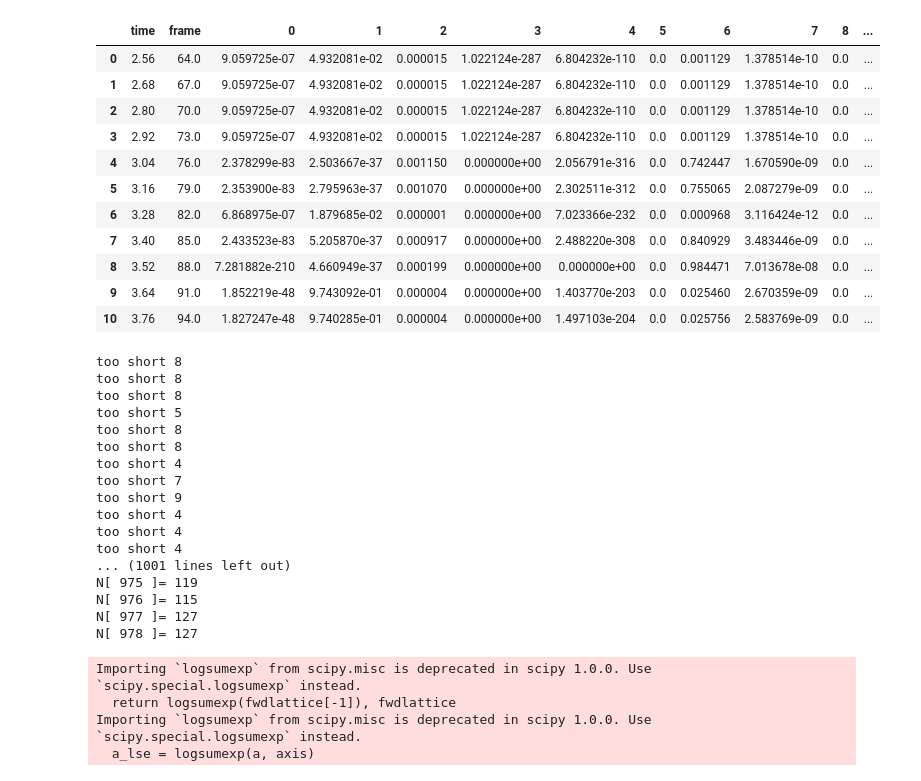
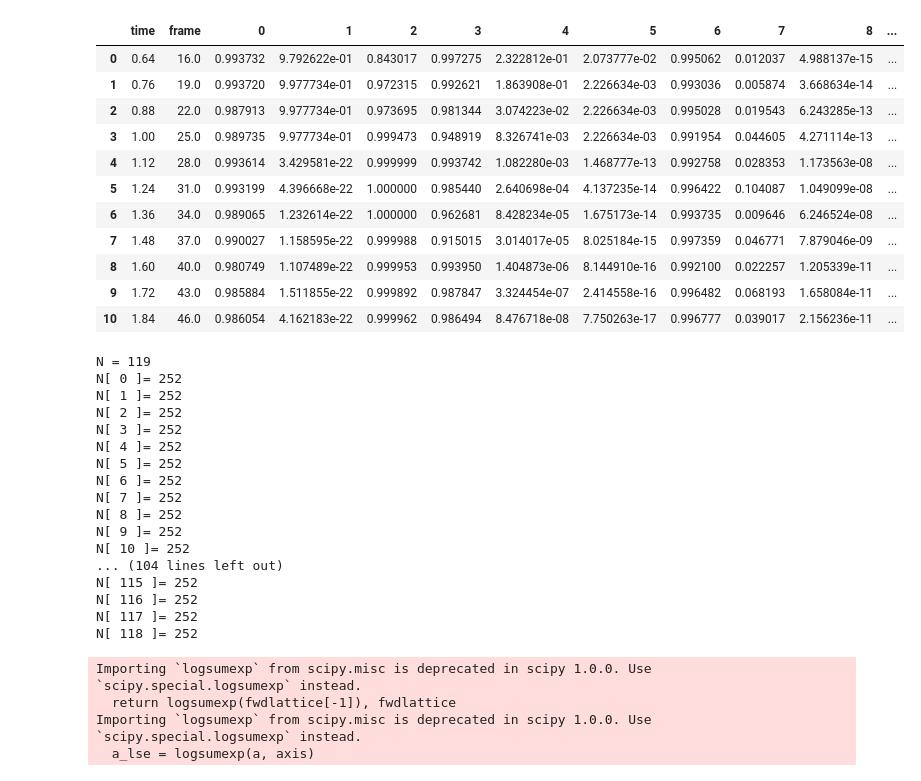
Before and after one commit to Sheph/anomaly, a Jupyter notebook: pch2_run.ipynb, the cells around one changed output. Drawn from its saved outputs; the diff is of its cells as text; code cells hidden in the pictures.

```diff
--- a/pch2_run.ipynb
+++ b/pch2_run.ipynb
@@ -31,7 +31,7 @@ rcParams['figure.figsize'] = (9, 6)
 import warnings
 warnings.filterwarnings(action='once')
 # %%
-def classify1(features, MX, stop_imm = True):
+def classify1(features, MX, stop_imm = True, tp = 'full'):
     newdata = features
     n_components = np.arange(1, MX + 1)
     BIC = np.zeros(n_components.shape)
@@ -39,7 +39,7 @@ def classify1(features, MX, stop_imm = True):
     best_gmm = None
 
     for i, n in enumerate(n_components):
-        gmm = GaussianMixture(n_components=n, covariance_type='full', random_state=0)
+        gmm = GaussianMixture(n_components=n, covariance_type=tp, random_state=0)
         gmm.fit(newdata)
         BIC[i] = gmm.bic(newdata)
         print(n, BIC[i], np.abs(BIC[i] - lowest_bic) / np.abs(BIC[i]))
@@ -49,7 +49,7 @@ def classify1(features, MX, stop_imm = True):
         elif stop_imm:
             break
 
-    best_gmm = GaussianMixture(n_components=best_gmm.n_components, covariance_type='full', random_state=0)
+    best_gmm = GaussianMixture(n_components=best_gmm.n_components, covariance_type=tp, random_state=0)
     best_gmm.fit(features)
 
     print(best_gmm.n_components)
@@ -75,7 +75,7 @@ def plot_array(arr):
     ax.plot_surface(xv,yv,arr)
     plt.show()
 # %%
-df = pd.read_csv("data_long_train.csv")
+df = pd.read_csv("data_ped_train.csv")
 df.drop(df.columns[0], inplace=True, axis=1)
 scaler = MinMaxScaler()
 df2 = df.drop([df.columns[0], df.columns[1]], axis=1)
@@ -145,12 +146,12 @@ def extend_set(df):
     df_app = df.append(df_app)
     df_app.reset_index(inplace=True, drop=True)
     return df_app
-#df = extend_set(df)
-#df = extend_set(df)
-#df = extend_set(df)
+df = extend_set(df)
+df = extend_set(df)
+df = extend_set(df)
 
-#df2 = df.drop([df.columns[0], df.columns[1]], axis=1)
-#df2 = pd.DataFrame(scaler.transform(df2), columns=df.columns[2:])
+df2 = df.drop([df.columns[0], df.columns[1]], axis=1)
+df2 = pd.DataFrame(scaler.transform(df2), columns=df.columns[2:])
 # %%
 df3 = pd.DataFrame(bgmm.predict_proba(df2))
 df3["time"] = df["time"]
@@ -176,65 +177,65 @@ last_t = df3.iloc[0]["time"]
 pn = []
 
 #seg_len = 15
-seg_len = 15
+seg_len = 30
 seg_n_len = 15
 
 i = 0
 i_next = 0
 i_next_tm = 0
 while i < len(df3) - 1:
     r = df3.iloc[i]
     pn.append(r.drop(["time", "frame"]).ravel())
     if (i_next == 0) and (r.time - last_t > seg_n_len):
         i_next = i + 1
         i_next_tm = df3.iloc[i + 1].time
     if r.time - last_t > seg_len:
         last_t = i_next_tm
         i = i_next
         i_next = 0
         if len(pn) >= bgmm.n_components:
             PN.append(pn)
         else:
             print("too short", len(pn))
         pn = []
     else:
         i += 1
 
 #display(PN[0])
 
 print("N =",len(PN))
 for i in range(len(PN)):
     print("N[",i,"]=",len(PN[i]))
 # %% [output]
 |  | time | frame | 0 | 1 | 2 | 3 | 4 | 5 | 6 | 7 | 8 | ... |
-| 0 | 2.56 | 64.0 | 9.059725e-07 | 4.932081e-02 | 0.000015 | 1.022124e-287 | 6.804232e-110 | 0.0 | 0.001129 | 1.378514e-10 | 0.0 | ... |
-| 1 | 2.68 | 67.0 | 9.059725e-07 | 4.932081e-02 | 0.000015 | 1.022124e-287 | 6.804232e-110 | 0.0 | 0.001129 | 1.378514e-10 | 0.0 | ... |
-| 2 | 2.80 | 70.0 | 9.059725e-07 | 4.932081e-02 | 0.000015 | 1.022124e-287 | 6.804232e-110 | 0.0 | 0.001129 | 1.378514e-10 | 0.0 | ... |
-| 3 | 2.92 | 73.0 | 9.059725e-07 | 4.932081e-02 | 0.000015 | 1.022124e-287 | 6.804232e-110 | 0.0 | 0.001129 | 1.378514e-10 | 0.0 | ... |
-| 4 | 3.04 | 76.0 | 2.378299e-83 | 2.503667e-37 | 0.001150 | 0.000000e+00 | 2.056791e-316 | 0.0 | 0.742447 | 1.670590e-09 | 0.0 | ... |
-| 5 | 3.16 | 79.0 | 2.353900e-83 | 2.795963e-37 | 0.001070 | 0.000000e+00 | 2.302511e-312 | 0.0 | 0.755065 | 2.087279e-09 | 0.0 | ... |
-| 6 | 3.28 | 82.0 | 6.868975e-07 | 1.879685e-02 | 0.000001 | 0.000000e+00 | 7.023366e-232 | 0.0 | 0.000968 | 3.116424e-12 | 0.0 | ... |
-| 7 | 3.40 | 85.0 | 2.433523e-83 | 5.205870e-37 | 0.000917 | 0.000000e+00 | 2.488220e-308 | 0.0 | 0.840929 | 3.483446e-09 | 0.0 | ... |
-| 8 | 3.52 | 88.0 | 7.281882e-210 | 4.660949e-37 | 0.000199 | 0.000000e+00 | 0.000000e+00 | 0.0 | 0.984471 | 7.013678e-08 | 0.0 | ... |
-| 9 | 3.64 | 91.0 | 1.852219e-48 | 9.743092e-01 | 0.000004 | 0.000000e+00 | 1.403770e-203 | 0.0 | 0.025460 | 2.670359e-09 | 0.0 | ... |
-| 10 | 3.76 | 94.0 | 1.827247e-48 | 9.740285e-01 | 0.000004 | 0.000000e+00 | 1.497103e-204 | 0.0 | 0.025756 | 2.583769e-09 | 0.0 | ... |
+| 0 | 0.64 | 16.0 | 0.993732 | 9.792622e-01 | 0.843017 | 0.997275 | 2.322812e-01 | 2.073777e-02 | 0.995062 | 0.012037 | 4.988137e-15 | ... |
+| 1 | 0.76 | 19.0 | 0.993720 | 9.977734e-01 | 0.972315 | 0.992621 | 1.863908e-01 | 2.226634e-03 | 0.993036 | 0.005874 | 3.668634e-14 | ... |
+| 2 | 0.88 | 22.0 | 0.987913 | 9.977734e-01 | 0.973695 | 0.981344 | 3.074223e-02 | 2.226634e-03 | 0.995028 | 0.019543 | 6.243285e-13 | ... |
+| 3 | 1.00 | 25.0 | 0.989735 | 9.977734e-01 | 0.999473 | 0.948919 | 8.326741e-03 | 2.226634e-03 | 0.991954 | 0.044605 | 4.271114e-13 | ... |
+| 4 | 1.12 | 28.0 | 0.993614 | 3.429581e-22 | 0.999999 | 0.993742 | 1.082280e-03 | 1.468777e-13 | 0.992758 | 0.028353 | 1.173563e-08 | ... |
+| 5 | 1.24 | 31.0 | 0.993199 | 4.396668e-22 | 1.000000 | 0.985440 | 2.640698e-04 | 4.137235e-14 | 0.996422 | 0.104087 | 1.049099e-08 | ... |
+| 6 | 1.36 | 34.0 | 0.989065 | 1.232614e-22 | 1.000000 | 0.962681 | 8.428234e-05 | 1.675173e-14 | 0.993735 | 0.009646 | 6.246524e-08 | ... |
+| 7 | 1.48 | 37.0 | 0.990027 | 1.158595e-22 | 0.999988 | 0.915015 | 3.014017e-05 | 8.025184e-15 | 0.997359 | 0.046771 | 7.879046e-09 | ... |
+| 8 | 1.60 | 40.0 | 0.980749 | 1.107489e-22 | 0.999953 | 0.993950 | 1.404873e-06 | 8.144910e-16 | 0.992100 | 0.022257 | 1.205339e-11 | ... |
+| 9 | 1.72 | 43.0 | 0.985884 | 1.511855e-22 | 0.999892 | 0.987847 | 3.324454e-07 | 2.414558e-16 | 0.996482 | 0.068193 | 1.658084e-11 | ... |
+| 10 | 1.84 | 46.0 | 0.986054 | 4.162183e-22 | 0.999962 | 0.986494 | 8.476718e-08 | 7.750263e-17 | 0.996777 | 0.039017 | 2.156236e-11 | ... |
-too short 8
-too short 8
-too short 8
-too short 5
-too short 8
-too short 8
-too short 4
-too short 7
-too short 9
-too short 4
-too short 4
-too short 4
-... (1001 lines left out)
-N[ 975 ]= 119
-N[ 976 ]= 115
-N[ 977 ]= 127
-N[ 978 ]= 127
+N = 119
+N[ 0 ]= 252
+N[ 1 ]= 252
+N[ 2 ]= 252
+N[ 3 ]= 252
+N[ 4 ]= 252
+N[ 5 ]= 252
+N[ 6 ]= 252
+N[ 7 ]= 252
+N[ 8 ]= 252
+N[ 9 ]= 252
+N[ 10 ]= 252
+... (104 lines left out)
+N[ 115 ]= 252
+N[ 116 ]= 252
+N[ 117 ]= 252
+N[ 118 ]= 252
 # %%
 from hmmlearn import hmm
 
```
Also changed, not shown: parts of 12 cells of this notebook.
